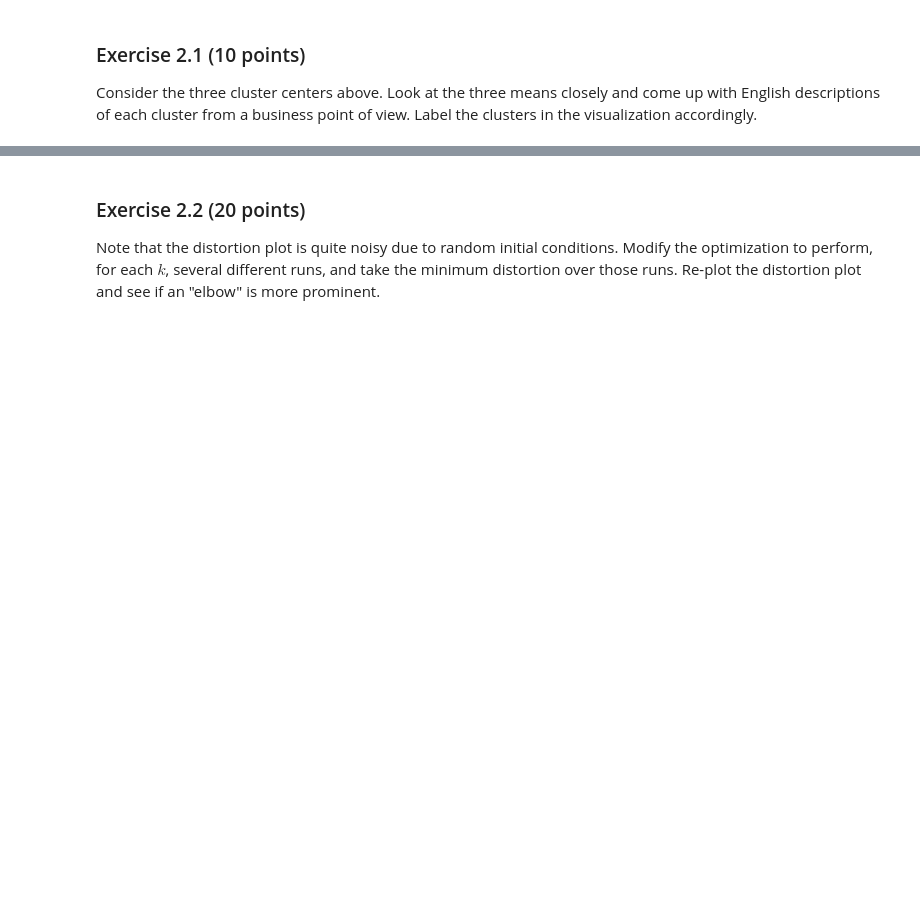
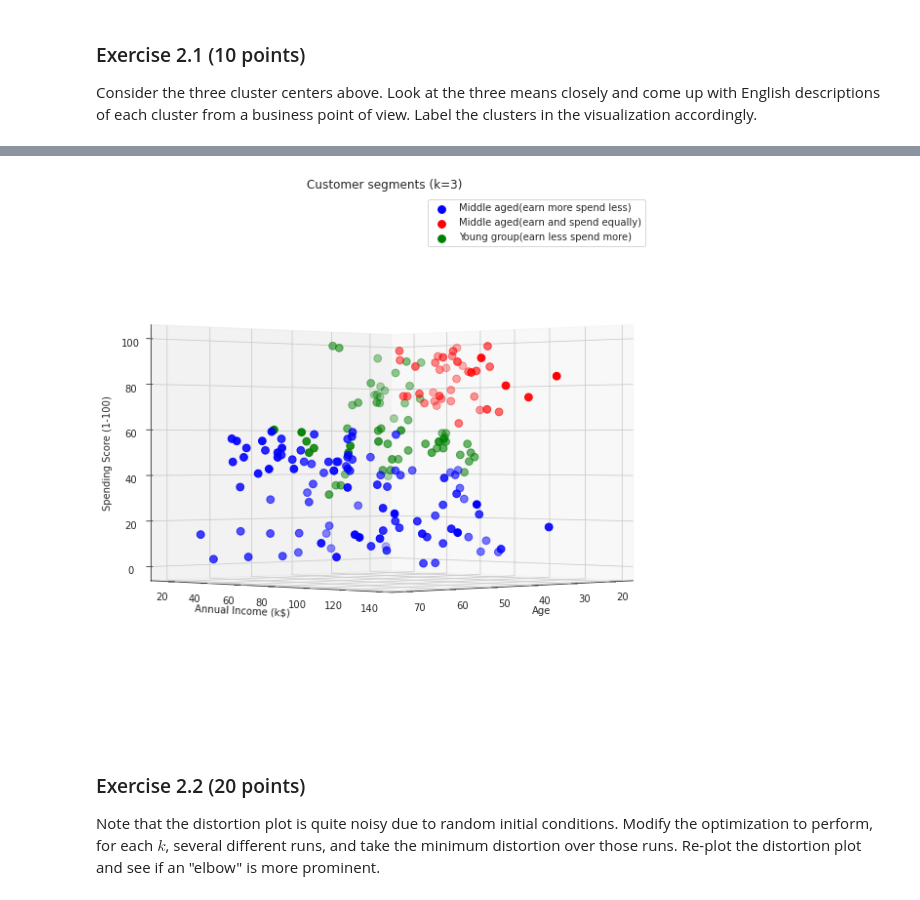
Before and after one commit to sunsun101/AT82.03, a Jupyter notebook: AT82.03/10-K-Means/11-K-Means.ipynb, the cells around one changed output, grey strips where cells are left out. Drawn from its saved outputs; the diff is of its cells as text; code cells hidden in the pictures; blank space fills up the shorter version.

```diff
--- a/AT82.03/10-K-Means/11-K-Means.ipynb
+++ b/AT82.03/10-K-Means/11-K-Means.ipynb
@@ -334,3 +417,19 @@ raise NotImplementedError()
+# %%
+fig = plt.figure(figsize=(10,10))
+ax = fig.add_subplot(111, projection='3d')
+ax.scatter(df.Age[df.label == 0], df["Annual Income (k$)"][df.label == 0], df["Spending Score (1-100)"][df.label == 0], c='blue', s=60, label='Middle aged(earn more spend less)')
+ax.scatter(df.Age[df.label == 1], df["Annual Income (k$)"][df.label == 1], df["Spending Score (1-100)"][df.label == 1], c='red', s=60, label='Middle aged(earn and spend equally)')
+ax.scatter(df.Age[df.label == 2], df["Annual Income (k$)"][df.label == 2], df["Spending Score (1-100)"][df.label == 2], c='green', s=60, label='Young group(earn less spend more)')
+
+ax.view_init(0, 45)
+plt.xlabel("Age")
+plt.ylabel("Annual Income (k$)")
+ax.set_zlabel('Spending Score (1-100)')
+plt.title('Customer segments (k=3)')
+plt.legend()
+plt.show()
+# %% [output]
+[figure, added]
 # %% [markdown]
 ### Exercise 2.2 (20 points)
 
```
Also changed, not shown: parts of 31 cells of this notebook, 6 other files.
